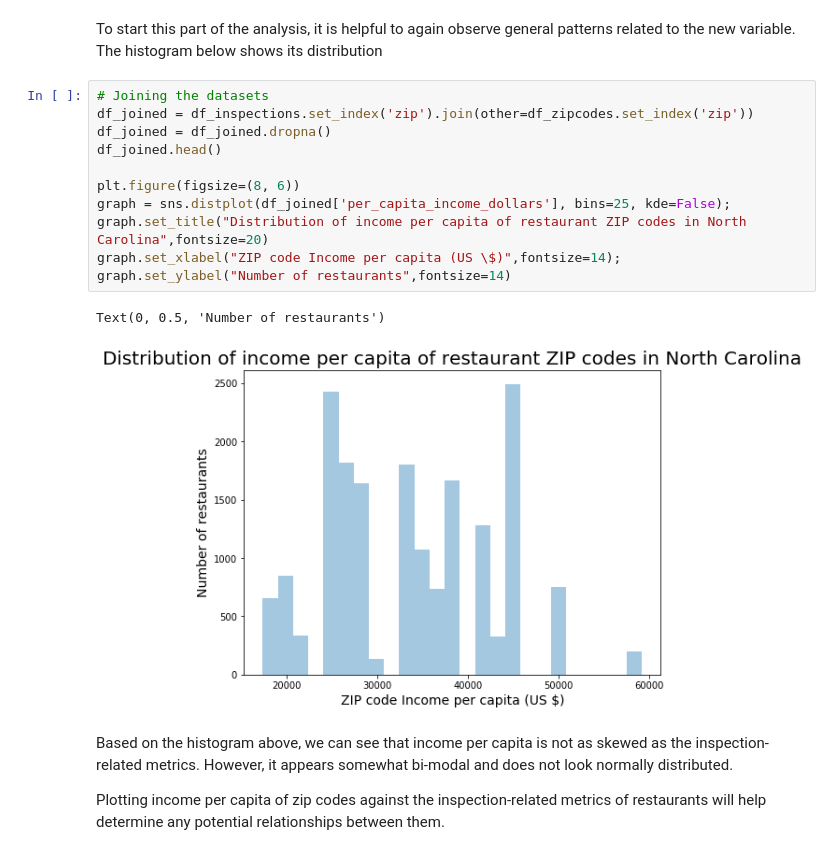
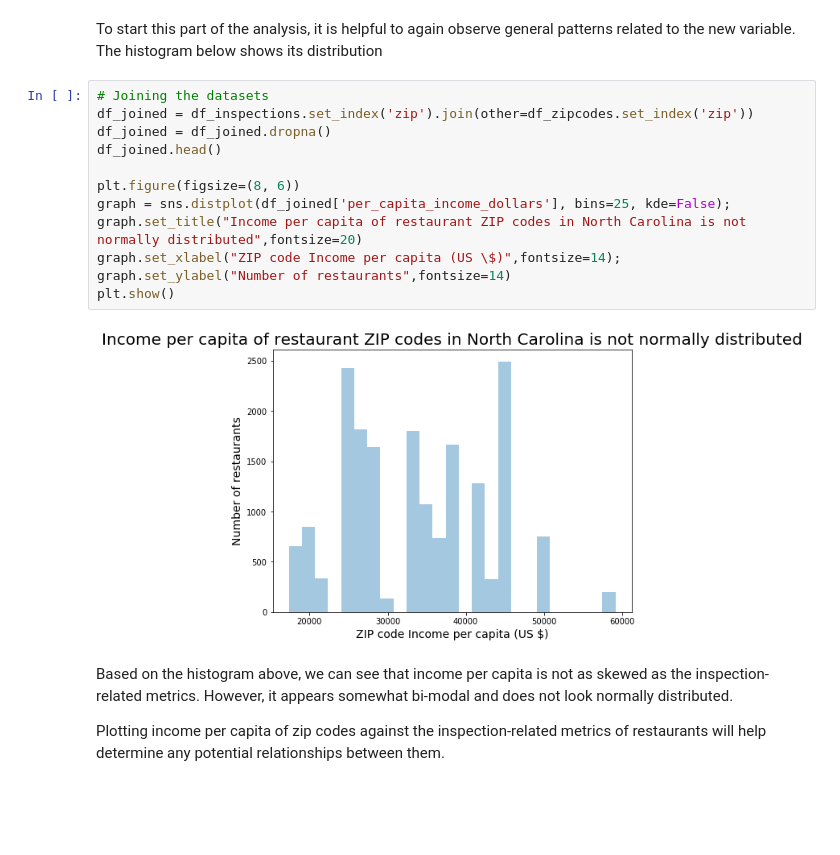
Before and after one commit to COGS108/individual_sp20, a Jupyter notebook: final_project/FinalProject_cribeiro23.ipynb, the cells around one changed output. Drawn from its saved outputs; the diff is of its cells as text; blank space fills up the shorter version.

```diff
--- a/final_project/FinalProject_cribeiro23.ipynb
+++ b/final_project/FinalProject_cribeiro23.ipynb
@@ -429,17 +417,17 @@ To start this part of the analysis, it is helpful to again observe general patte
 # %%
 # Joining the datasets
 df_joined = df_inspections.set_index('zip').join(other=df_zipcodes.set_index('zip'))
 df_joined = df_joined.dropna()
 df_joined.head()
 
 plt.figure(figsize=(8, 6))
 graph = sns.distplot(df_joined['per_capita_income_dollars'], bins=25, kde=False);
-graph.set_title("Distribution of income per capita of restaurant ZIP codes in North Carolina",fontsize=20)
+graph.set_title("Income per capita of restaurant ZIP codes in North Carolina is not normally distributed",fontsize=20)
 graph.set_xlabel("ZIP code Income per capita (US \$)",fontsize=14);
 graph.set_ylabel("Number of restaurants",fontsize=14)
+plt.show()
 # %% [output]
-Text(0, 0.5, 'Number of restaurants')
-[figure, old version]
+[figure, new version]
 # %% [markdown]
 Based on the histogram above, we can see that income per capita is not as skewed as the inspection-related metrics. However, it appears somewhat bi-modal and does not look normally distributed.
 
```
Also changed, not shown: parts of 34 cells of this notebook.
